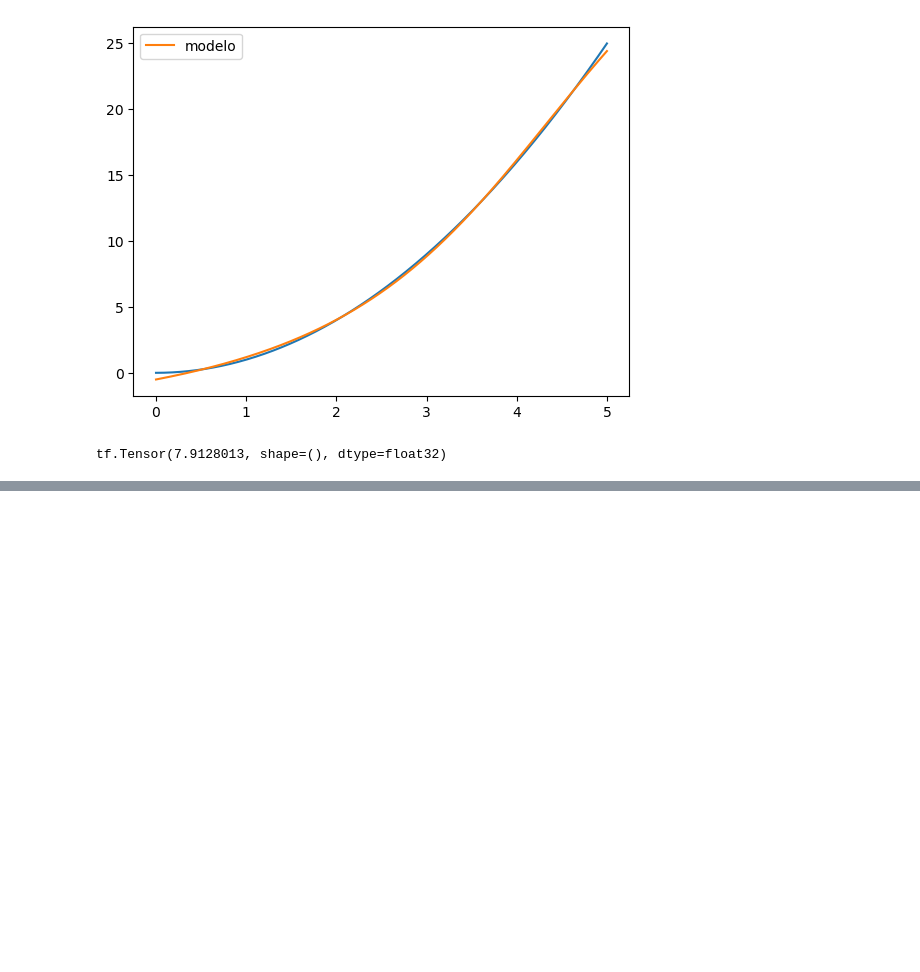
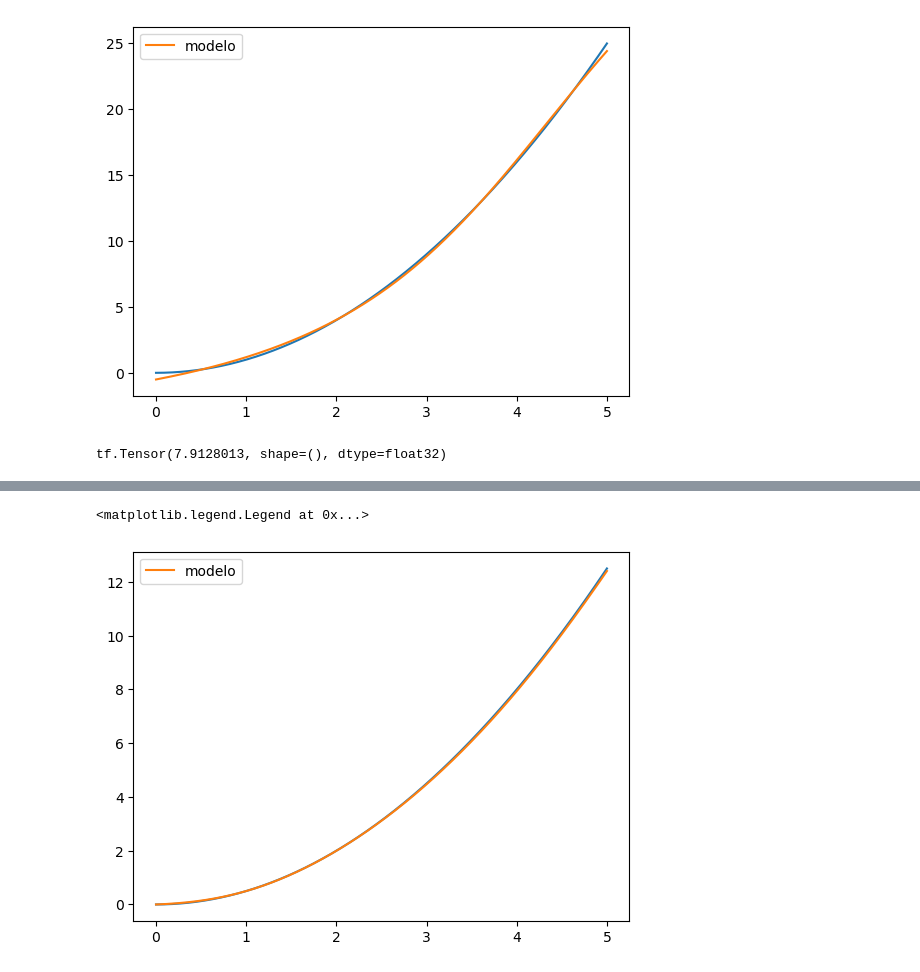
Before and after one commit to mickpires/machine-learning, a Jupyter notebook: codigos/tensorflow_learning/functional.ipynb, the cells around one changed output, grey strips where cells are left out. Cells and saved outputs as stored; diff of their text form; code cells hidden in the pictures; blank space fills up the shorter version.

```diff
--- a/codigos/tensorflow_learning/functional.ipynb
+++ b/codigos/tensorflow_learning/functional.ipynb
@@ -269,0 +293,5 @@ plt.legend()
+# %%
+plt.plot(x,y)
+plt.plot(x,model.predict(x) +15.521071 ,label='modelo')
+plt.legend()
+# %% [output]
@@ -269,0 +299,2 @@ plt.legend()
+<matplotlib.legend.Legend at 0x...>
+[figure, added]
```
Also changed, not shown: parts of 9 cells of this notebook, 3 other files.
